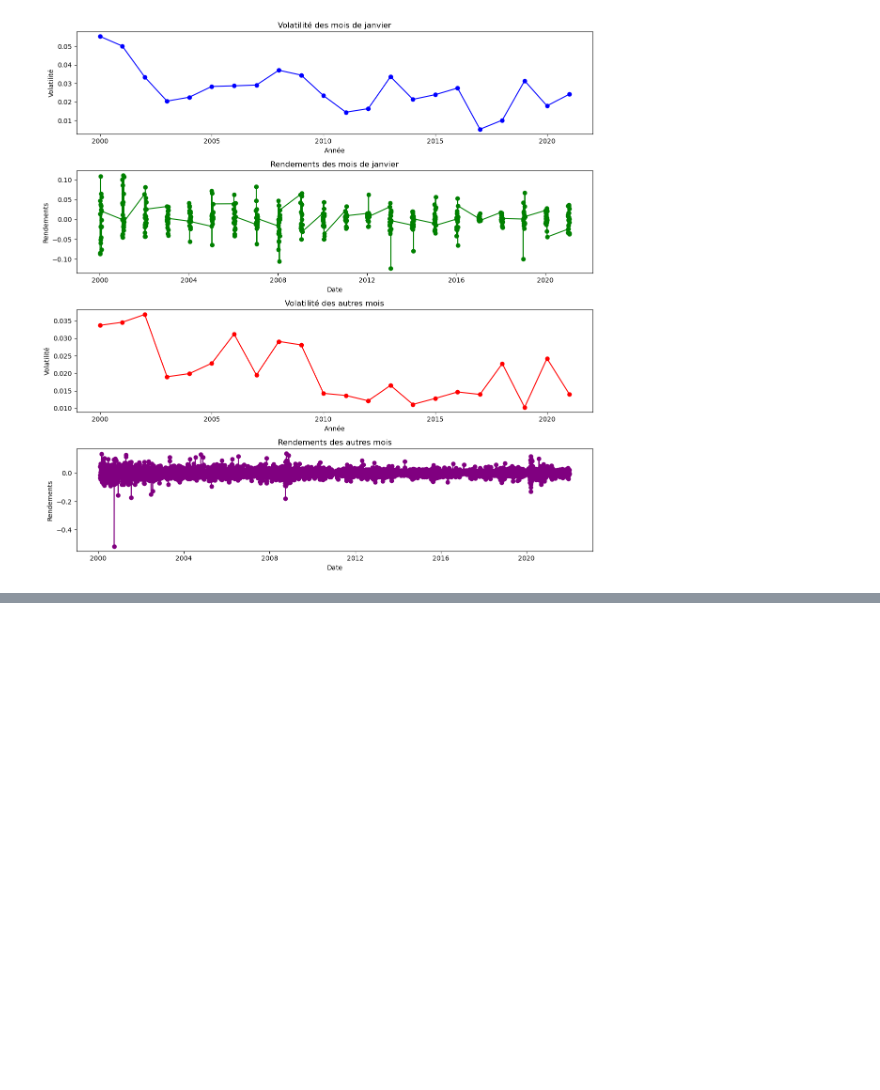
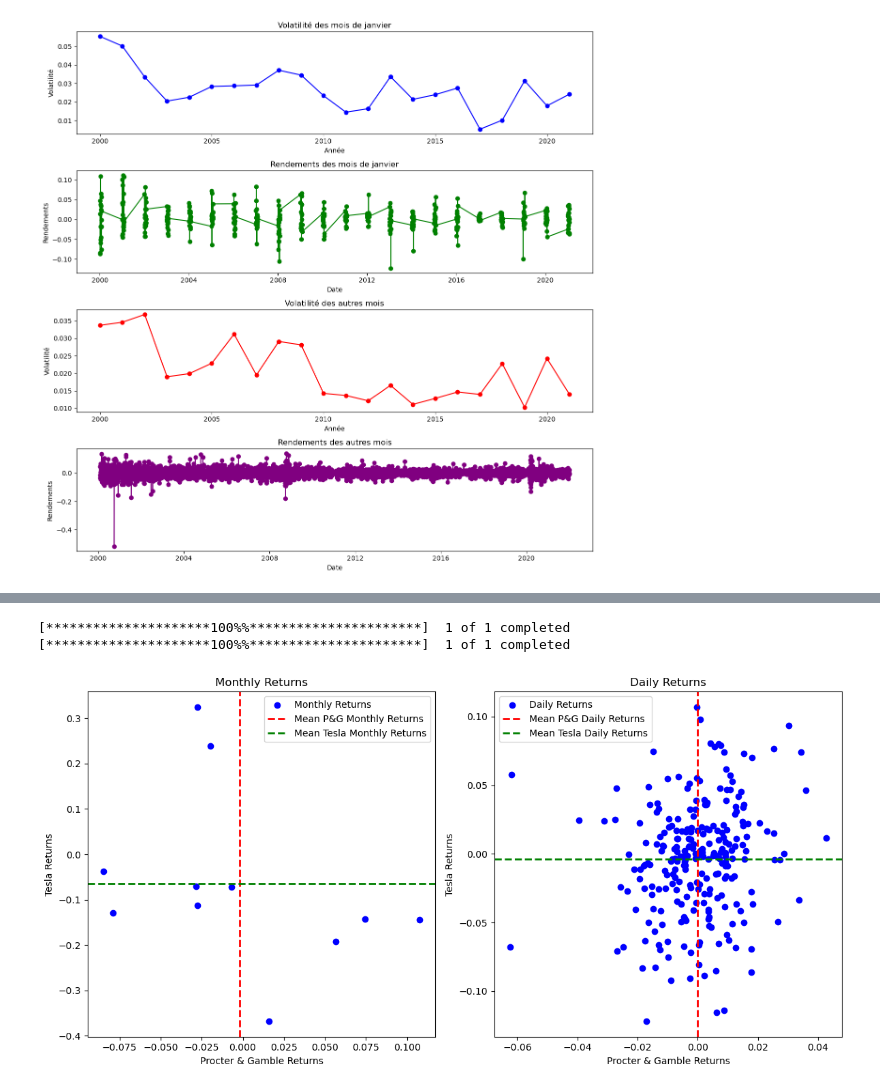
Before and after one commit to RyanSAMAMA/Ensae_projetMDR, a Jupyter notebook: faconbrouillon.ipynb, the cells around one changed output, grey strips where cells are left out. Saved outputs shown, nothing was run; the diff lists cells and outputs as text; code cells hidden in the pictures; blank space fills up the shorter version.

```diff
--- a/faconbrouillon.ipynb
+++ b/faconbrouillon.ipynb
@@ -1269,0 +578,45 @@ IndexError: Boolean index has wrong length: 5535 instead of 5536
+# %%
+import yfinance as yf
+import matplotlib.pyplot as plt
+
+# Fetch data for Procter & Gamble and Tesla
+pg_data = yf.download("PG", start="2022-01-01", end="2023-01-01")
+tsla_data = yf.download("TSLA", start="2022-01-01", end="2023-01-01")
+
+# Extract daily returns
+pg_daily_returns = pg_data['Adj Close'].pct_change().dropna()
+tsla_daily_returns = tsla_data['Adj Close'].pct_change().dropna()
+
+# Extract monthly returns
+pg_monthly_returns = pg_data['Adj Close'].resample('M').ffill().pct_change().dropna()
+tsla_monthly_returns = tsla_data['Adj Close'].resample('M').ffill().pct_change().dropna()
+
+# Set up the layout for two plots in one row
+plt.figure(figsize=(12, 6))
+
+# Plot for Monthly returns
+plt.subplot(1, 2, 1)
+plt.scatter(pg_monthly_returns, tsla_monthly_returns, label='Monthly Returns', color='blue', marker='o')
+plt.axvline(pg_monthly_returns.mean(), color='red', linestyle='--', linewidth=2, label='Mean P&G Monthly Returns')
+plt.axhline(tsla_monthly_returns.mean(), color='green', linestyle='--', linewidth=2, label='Mean Tesla Monthly Returns')
+plt.title('Monthly Returns')
+plt.xlabel('Procter & Gamble Returns')
+plt.ylabel('Tesla Returns')
+plt.legend()
+
+# Plot for Daily returns
+plt.subplot(1, 2, 2)
+plt.scatter(pg_daily_returns, tsla_daily_returns, label='Daily Returns', color='blue', marker='o')
+plt.axvline(pg_daily_returns.mean(), color='red', linestyle='--', linewidth=2, label='Mean P&G Daily Returns')
+plt.axhline(tsla_daily_returns.mean(), color='green', linestyle='--', linewidth=2, label='Mean Tesla Daily Returns')
+plt.title('Daily Returns')
+plt.xlabel('Procter & Gamble Returns')
+plt.ylabel('Tesla Returns')
+plt.legend()
+
+plt.tight_layout()
+plt.show()
+# %% [output]
+[*********************100%%**********************]  1 of 1 completed
+[*********************100%%**********************]  1 of 1 completed
+[figure, added]
```
Also changed, not shown: parts of 16 cells of this notebook.
